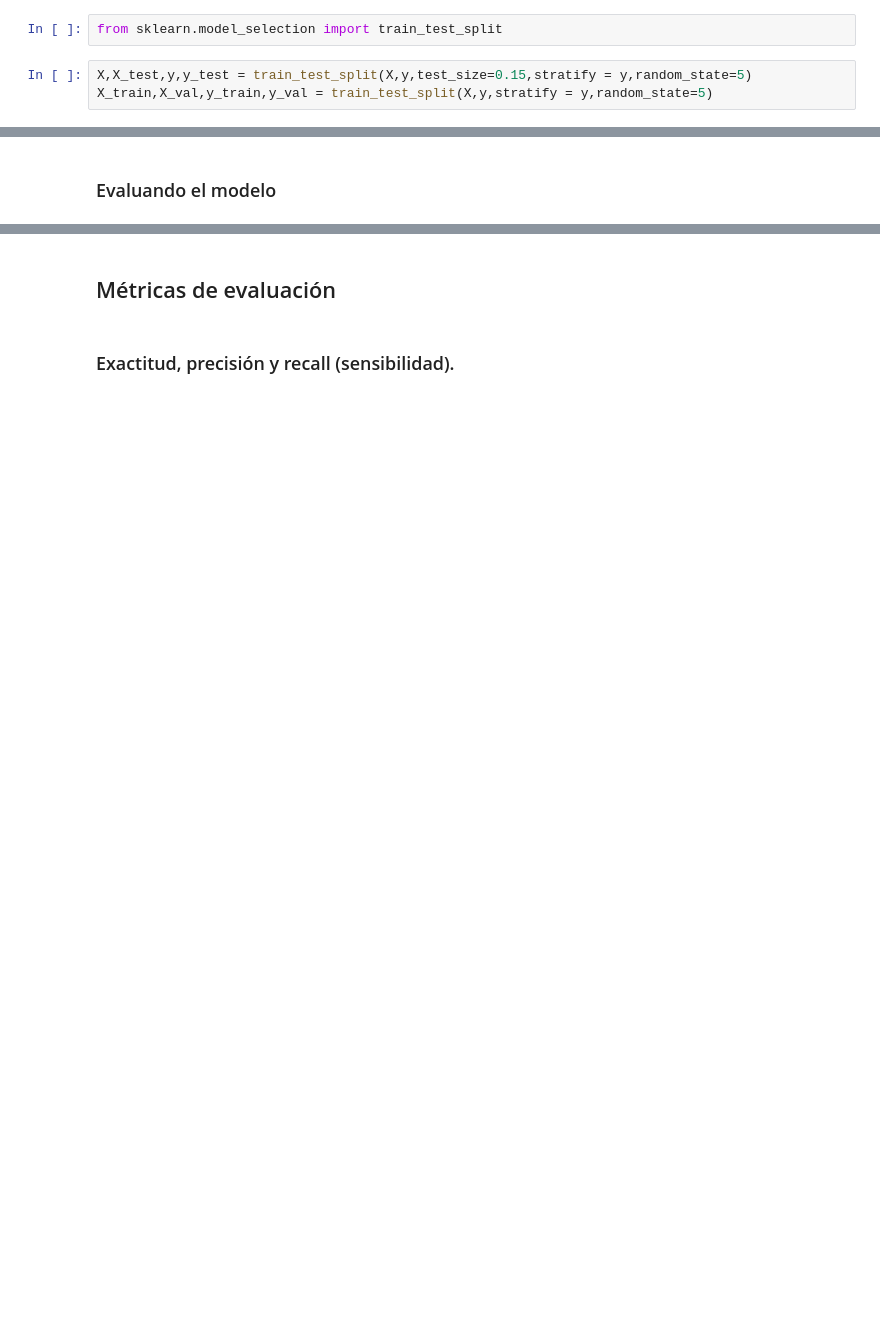
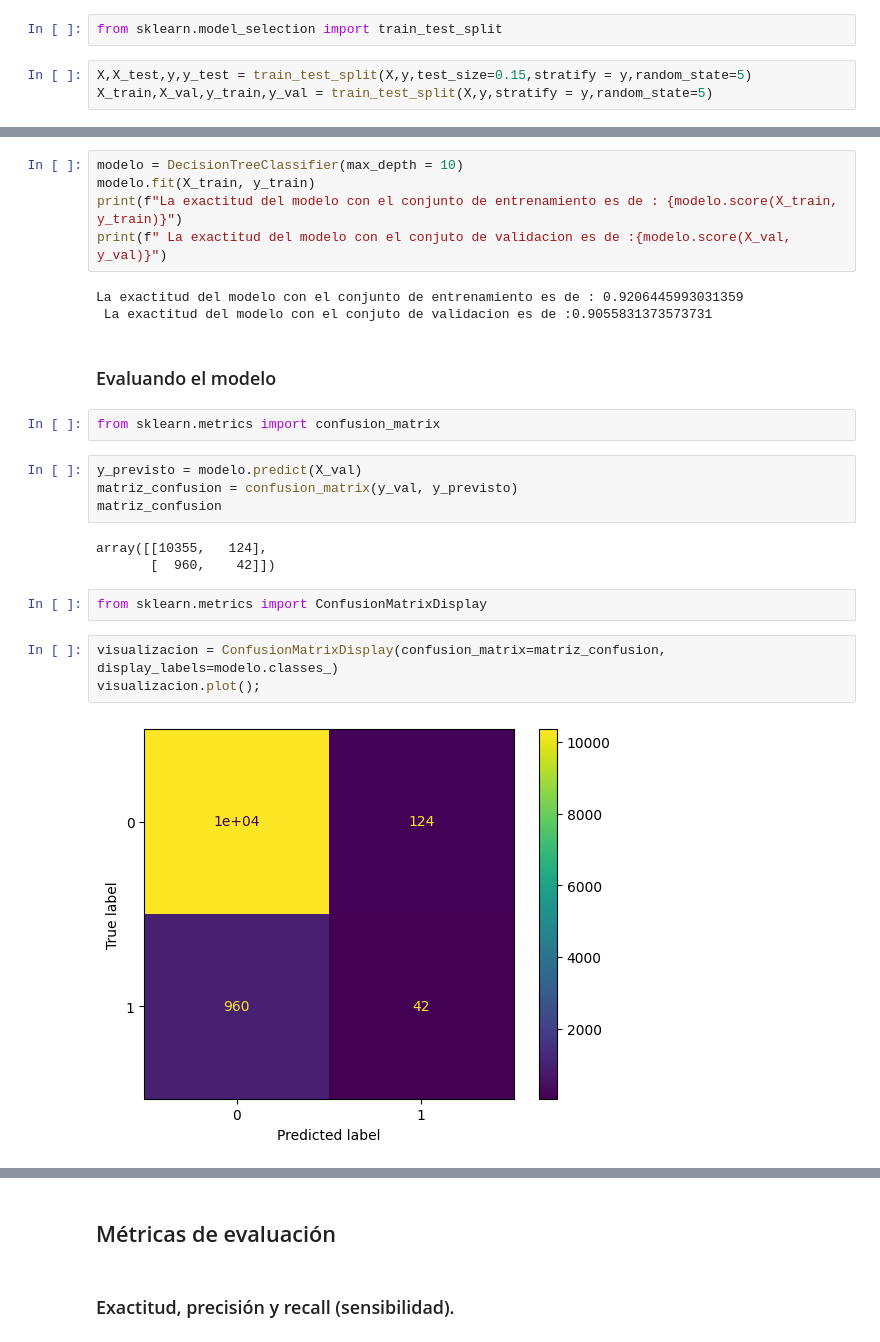
Before and after one commit to cmrondon2000/2162-clasificacion-validacion-de-modelos-y-metricas, a Jupyter notebook: Clasificacion_validacion_y_metricas.ipynb, the cells around one changed output, grey strips where cells are left out. Drawn from its saved outputs; the diff is of its cells as text; blank space fills up the shorter version.

```diff
--- a/Clasificacion_validacion_y_metricas.ipynb
+++ b/Clasificacion_validacion_y_metricas.ipynb
@@ -79,2 +81,26 @@ modelo.score(X_val, y_val)
+# %%
+modelo = DecisionTreeClassifier(max_depth = 10)
+modelo.fit(X_train, y_train)
+print(f"La exactitud del modelo con el conjunto de entrenamiento es de : {modelo.score(X_train, y_train)}")
+print(f" La exactitud del modelo con el conjuto de validacion es de :{modelo.score(X_val, y_val)}")
+# %% [output]
+La exactitud del modelo con el conjunto de entrenamiento es de : 0.9206445993031359
+ La exactitud del modelo con el conjuto de validacion es de :0.9055831373573731
 # %% [markdown]
 ### Evaluando el modelo
+# %%
+from sklearn.metrics import confusion_matrix
+# %%
+y_previsto = modelo.predict(X_val)
+matriz_confusion = confusion_matrix(y_val, y_previsto)
+matriz_confusion
+# %% [output]
+array([[10355,   124],
+       [  960,    42]])
+# %%
+from sklearn.metrics import ConfusionMatrixDisplay
+# %%
+visualizacion = ConfusionMatrixDisplay(confusion_matrix=matriz_confusion, display_labels=modelo.classes_)
+visualizacion.plot();
+# %% [output]
+[figure, added]
```
Also changed, not shown: parts of 3 cells of this notebook.
